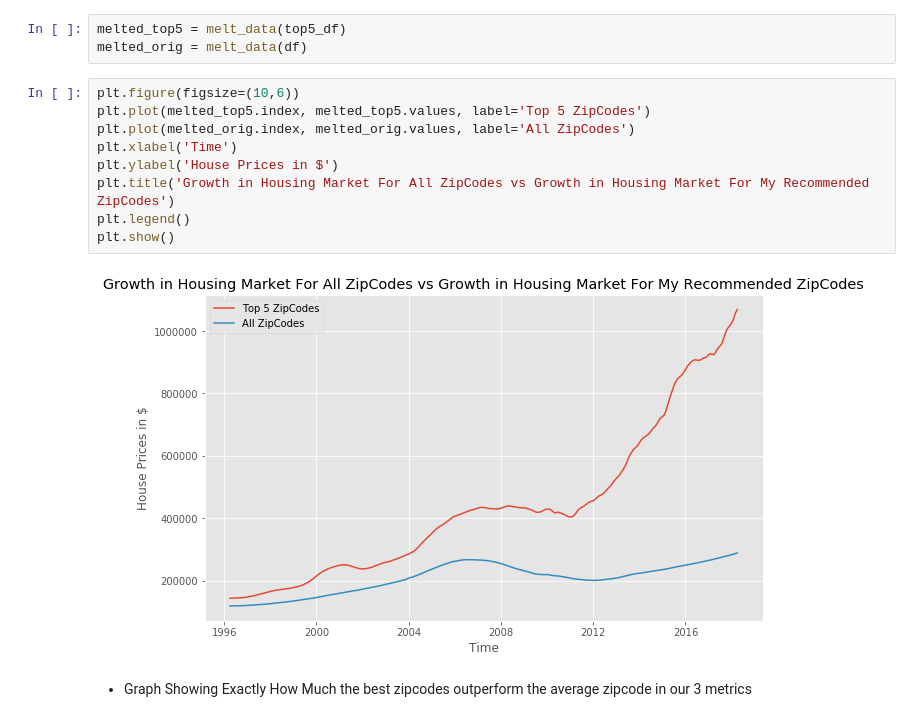
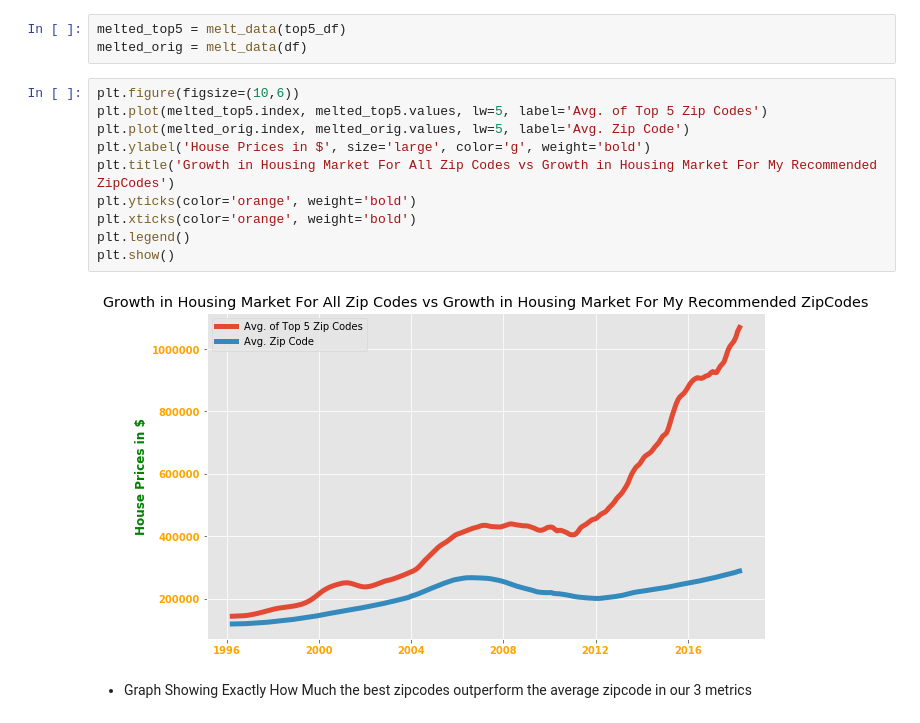
Before and after one commit to swede0623/dsc-mod-4-project-online-ds-pt-031119, a Jupyter notebook: Project.ipynb, the cells around one changed output. Cells and saved outputs as stored; diff of their text form.

```diff
--- a/Project.ipynb
+++ b/Project.ipynb
@@ -209,15 +216,16 @@ melted_top5 = melt_data(top5_df)
 melted_orig = melt_data(df)
 # %%
 plt.figure(figsize=(10,6))
-plt.plot(melted_top5.index, melted_top5.values, label='Top 5 ZipCodes')
-plt.plot(melted_orig.index, melted_orig.values, label='All ZipCodes')
-plt.xlabel('Time')
-plt.ylabel('House Prices in $')
-plt.title('Growth in Housing Market For All ZipCodes vs Growth in Housing Market For My Recommended ZipCodes')
+plt.plot(melted_top5.index, melted_top5.values, lw=5, label='Avg. of Top 5 Zip Codes')
+plt.plot(melted_orig.index, melted_orig.values, lw=5, label='Avg. Zip Code')
+plt.ylabel('House Prices in $', size='large', color='g', weight='bold')
+plt.title('Growth in Housing Market For All Zip Codes vs Growth in Housing Market For My Recommended ZipCodes')
+plt.yticks(color='orange', weight='bold')
+plt.xticks(color='orange', weight='bold')
 plt.legend()
 plt.show()
 # %% [output]
-[figure, old version]
+[figure, new version]
 # %% [markdown]
 - Graph Showing Exactly How Much the best zipcodes outperform the average zipcode in our 3 metrics
 # %%
```
Also changed, not shown: parts of 21 cells of this notebook, 1 other file.
